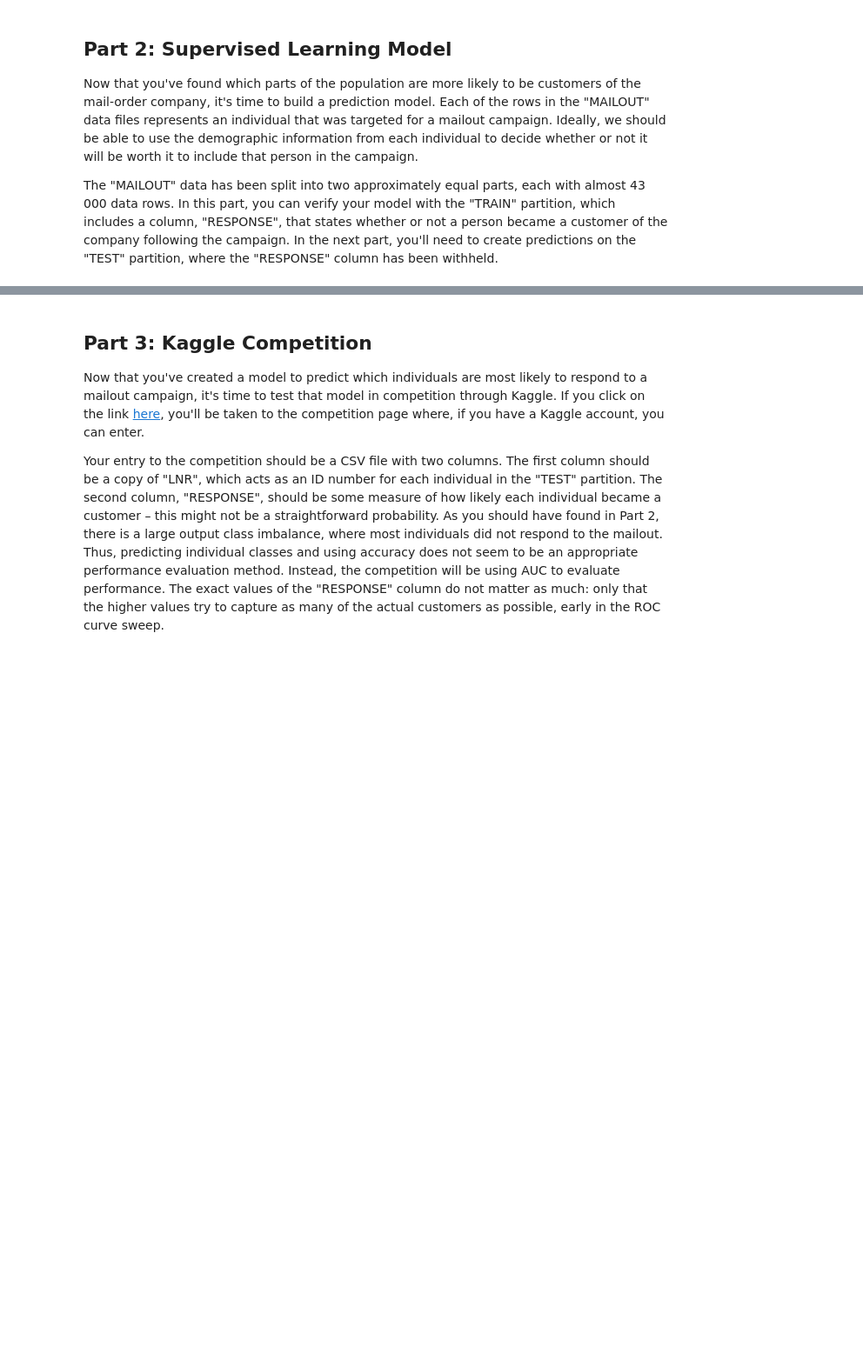
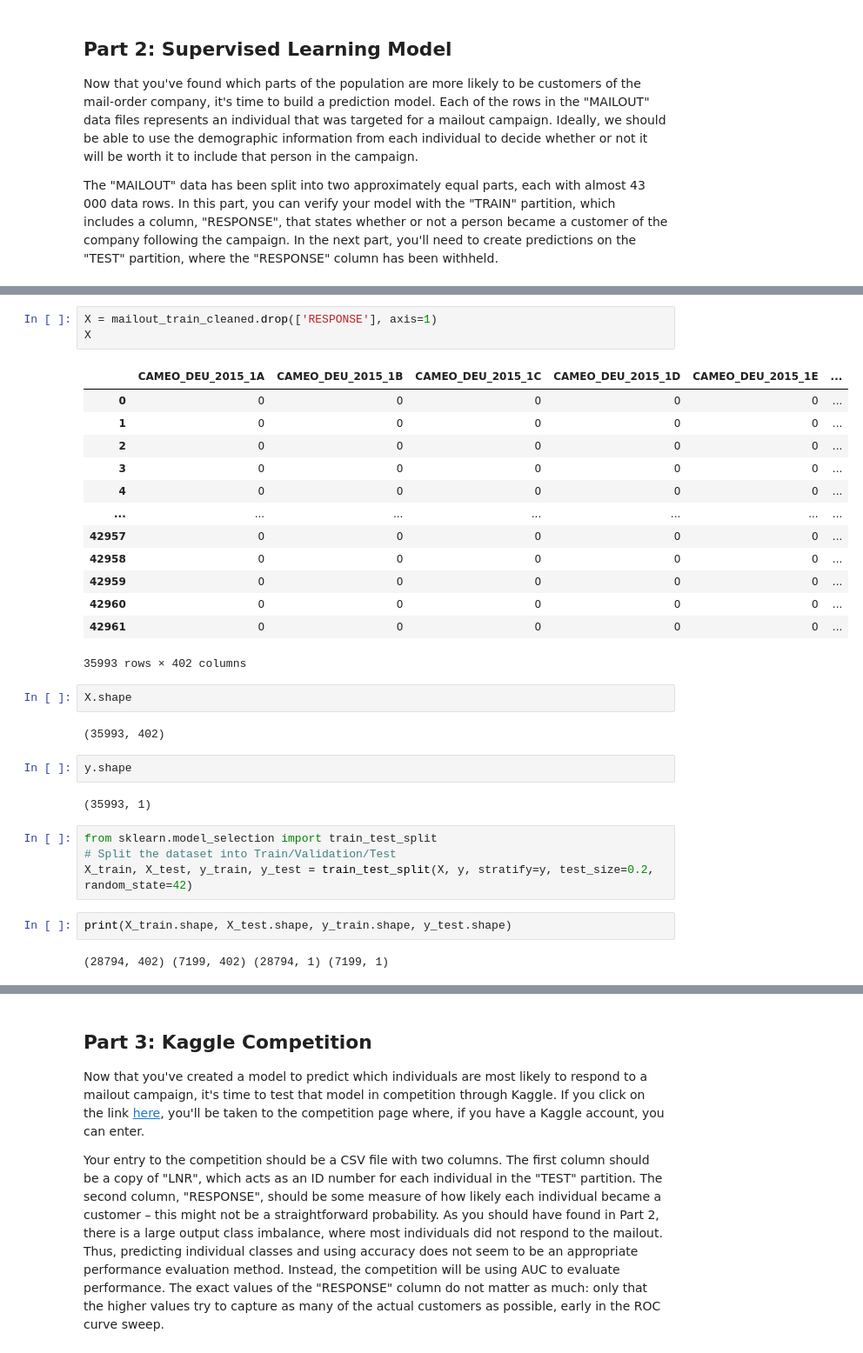
Before and after one commit to olghab/dataScienceCapstoneProject, a Jupyter notebook: Arvato Project Workbook.ipynb, the cells around one changed output, grey strips where cells are left out. Shown at 87% size. Saved outputs shown, nothing was run; the diff lists cells and outputs as text; blank space fills up the shorter version.

```diff
--- a/Arvato Project Workbook.ipynb
+++ b/Arvato Project Workbook.ipynb
@@ -924,0 +1056,33 @@ mailout_train = pd.read_csv('../../data/Term2/capstone/arvato_data/Udacity_MAILO
+# %%
+X = mailout_train_cleaned.drop(['RESPONSE'], axis=1)
+X
+# %% [output]
+|  | CAMEO_DEU_2015_1A | CAMEO_DEU_2015_1B | CAMEO_DEU_2015_1C | CAMEO_DEU_2015_1D | CAMEO_DEU_2015_1E | ... |
+| 0 | 0 | 0 | 0 | 0 | 0 | ... |
+| 1 | 0 | 0 | 0 | 0 | 0 | ... |
+| 2 | 0 | 0 | 0 | 0 | 0 | ... |
+| 3 | 0 | 0 | 0 | 0 | 0 | ... |
+| 4 | 0 | 0 | 0 | 0 | 0 | ... |
+| ... | ... | ... | ... | ... | ... | ... |
+| 42957 | 0 | 0 | 0 | 0 | 0 | ... |
+| 42958 | 0 | 0 | 0 | 0 | 0 | ... |
+| 42959 | 0 | 0 | 0 | 0 | 0 | ... |
+| 42960 | 0 | 0 | 0 | 0 | 0 | ... |
+| 42961 | 0 | 0 | 0 | 0 | 0 | ... |
+35993 rows × 402 columns
+# %%
+X.shape
+# %% [output]
+(35993, 402)
+# %%
+y.shape
+# %% [output]
+(35993, 1)
+# %%
+from sklearn.model_selection import train_test_split
+# Split the dataset into Train/Validation/Test
+X_train, X_test, y_train, y_test = train_test_split(X, y, stratify=y, test_size=0.2, random_state=42)
+# %%
+print(X_train.shape, X_test.shape, y_train.shape, y_test.shape)
+# %% [output]
+(28794, 402) (7199, 402) (28794, 1) (7199, 1)
```
Also changed, not shown: parts of 40 cells of this notebook.
